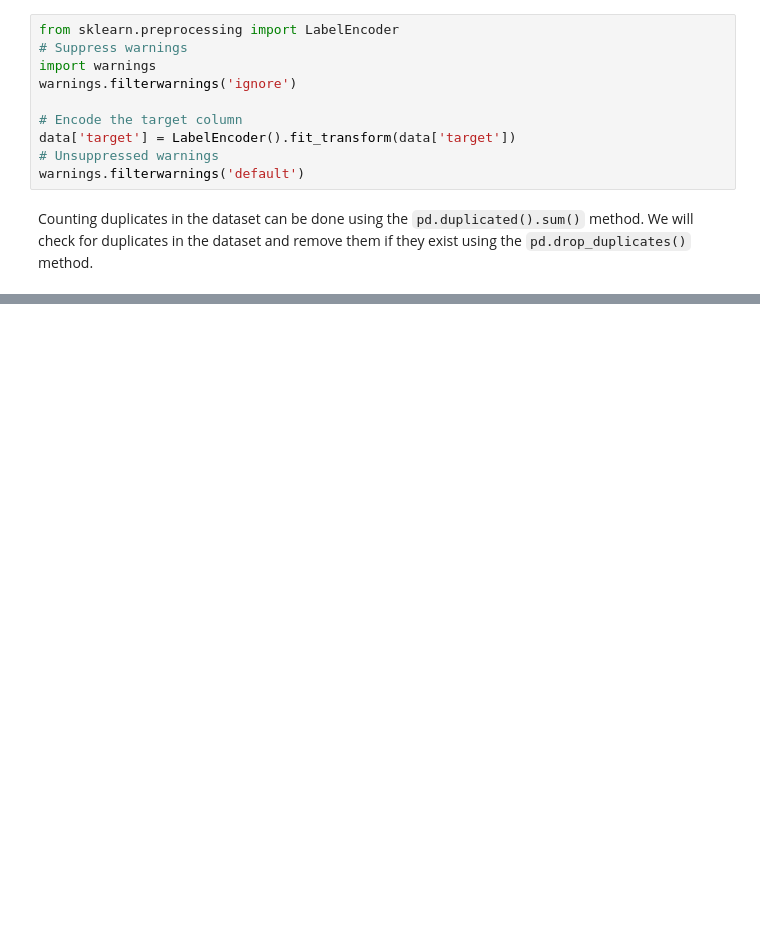
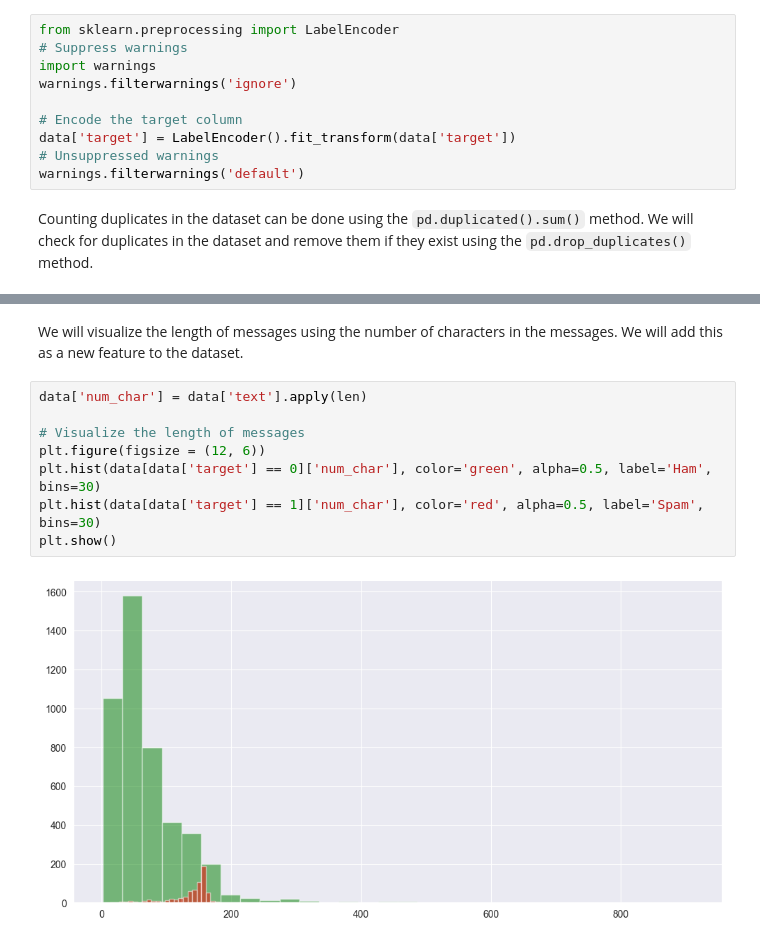
Before and after one commit to JoshiArchit/Email-Spam-Filter, a Jupyter notebook: spam_filter.ipynb, the cells around one changed output, grey strips where cells are left out. Drawn from its saved outputs; the diff is of its cells as text; blank space fills up the shorter version.

Commit message:
Data Visualization completed

```diff
--- a/spam_filter.ipynb
+++ b/spam_filter.ipynb
@@ -99,0 +111,12 @@ plt.show()
+# %% [markdown]
+<p> We will visualize the length of messages using the number of characters in the messages. We will add this as a new feature to the dataset.</p>
+# %%
+data['num_char'] = data['text'].apply(len)
+
+# Visualize the length of messages
+plt.figure(figsize = (12, 6))
+plt.hist(data[data['target'] == 0]['num_char'], color='green', alpha=0.5, label='Ham', bins=30)
+plt.hist(data[data['target'] == 1]['num_char'], color='red', alpha=0.5, label='Spam', bins=30)
+plt.show()
+# %% [output]
+[figure, added]
```
Also changed, not shown: parts of 20 cells of this notebook.
